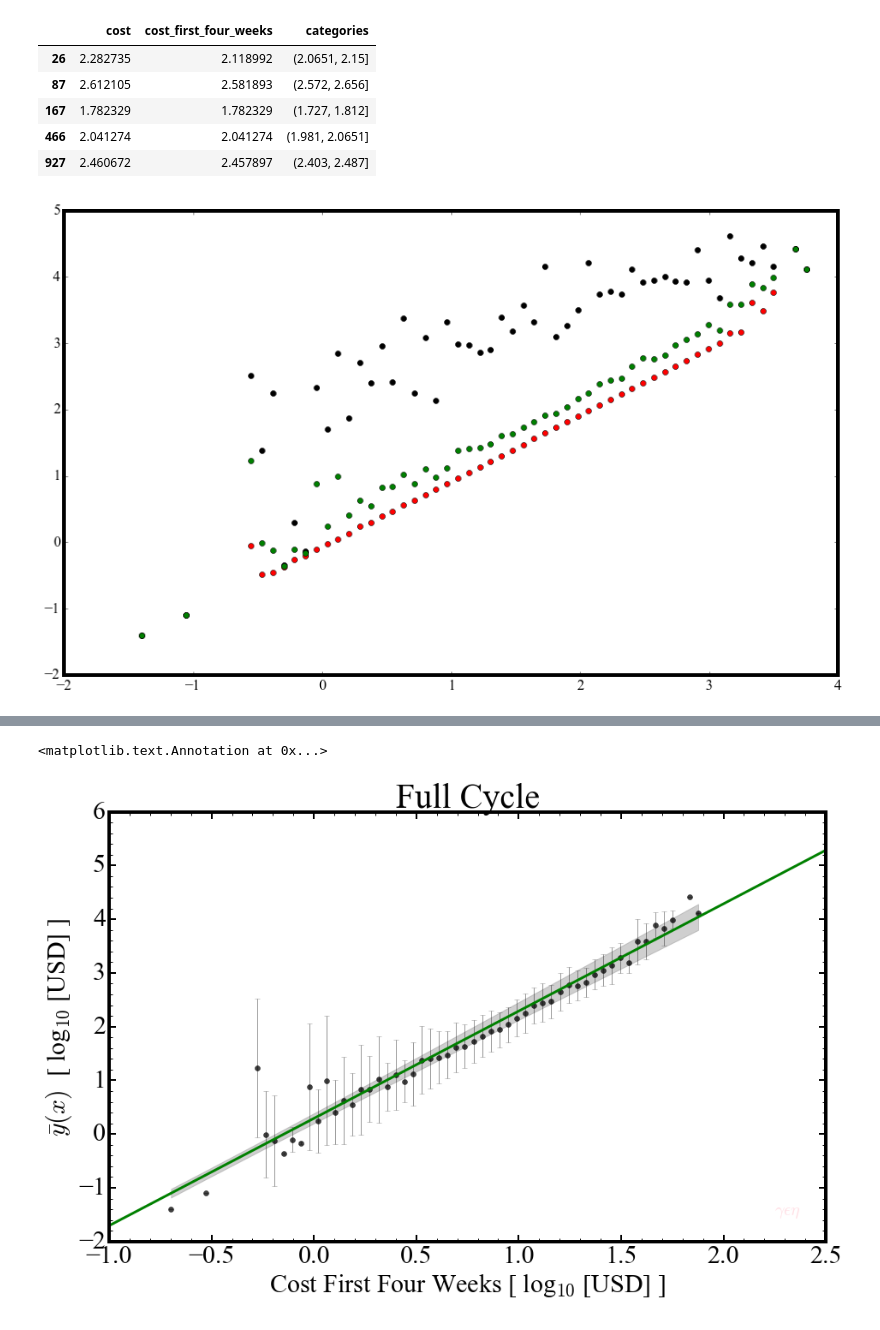
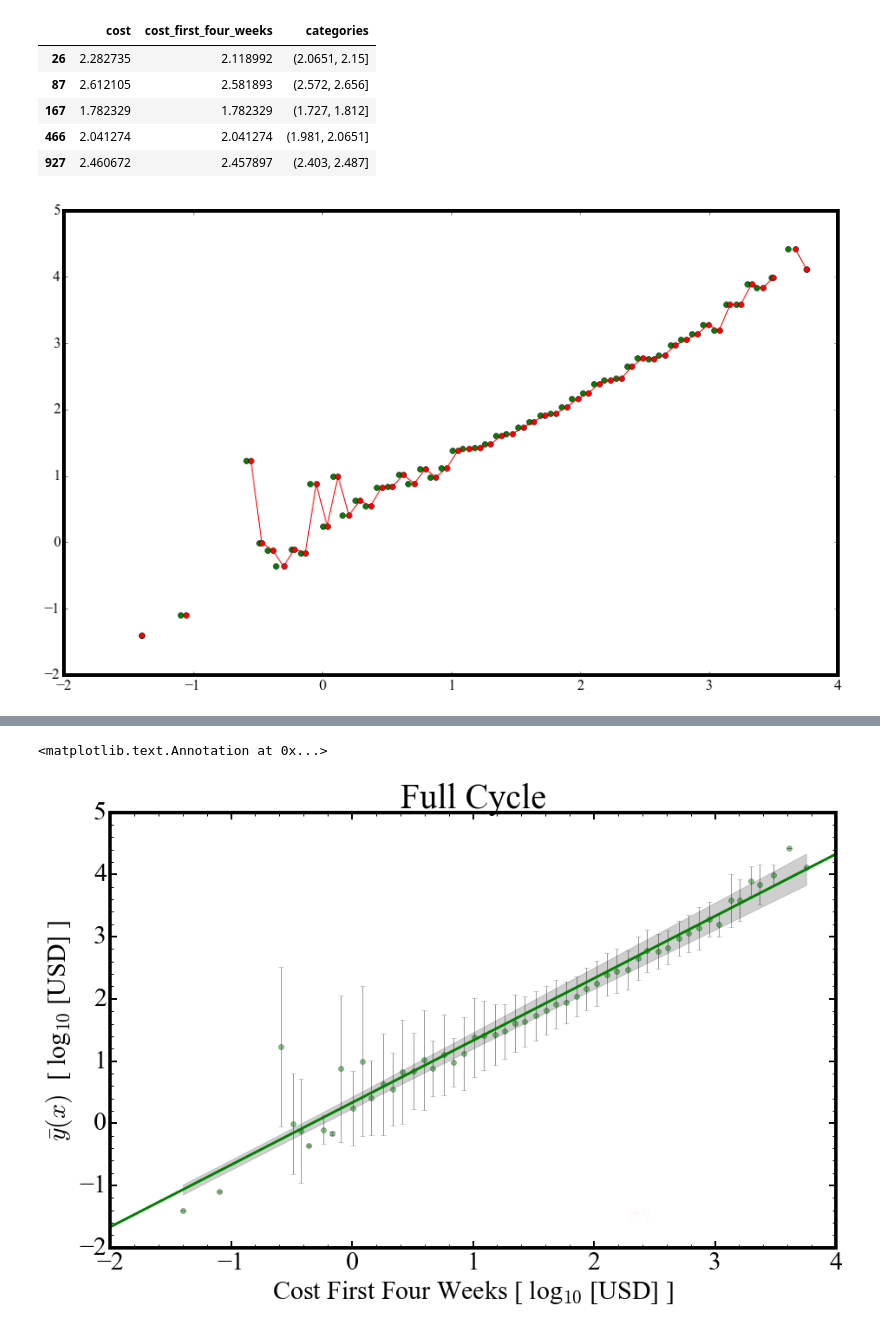
Before and after one commit to gmsardane/employer-ltv, a Jupyter notebook: ltv-calculation.ipynb, the cells around one changed output, grey strips where cells are left out. Drawn from its saved outputs; the diff is of its cells as text; code cells hidden in the pictures.

Commit message:
Fixed x-plotting problem

```diff
--- a/ltv-calculation.ipynb
+++ b/ltv-calculation.ipynb
@@ -531,61 +531,67 @@ to_bin_1k.head()
 | 466 | 2.041274 | 2.041274 | (1.981, 2.0651] |
 | 927 | 2.460672 | 2.457897 | (2.403, 2.487] |
 # %%
-
 g = pd.groupby(to_bin_1k['cost'], to_bin_1k['categories'])
 mean2 = g.mean()
 std2 = g.std(0)
 medians2 =  g.median()
 mins = g.min()
 maxs = g.max()
-plt.plot(bin_edges[1:], mins, 'ro');
-plt.plot(bin_edges[1:], maxs, 'ko');
-plt.plot(bin_edges[1:], mean2, 'go');
+h = pd.groupby(to_bin_1k['cost_first_four_weeks'], to_bin_1k['categories'])
+x_means = h.mean()
+#plt.plot(bin_edges[1:], mins, 'ro');
+#plt.plot(bin_edges[1:], maxs, 'ko');
+plt.plot(x_means, mean2, 'go');
+plt.plot(bin_edges[1:], mean2, 'r-o');
 # %% [output]
-[figure, old version]
+[figure, new version]
 # %%
 #sns.set_style("ticks", {"xtick.major.size": 8, "ytick.major.size": 8})
 #sns.set_style({"xtick.direction": "in","ytick.direction": "in"})
 
-plt.plot(bin_edges[1:]*0.5, mean2,  'ko', alpha=0.75)
+good_means = mean2[np.isfinite(mean2.tolist())]
+x = 0.5*bin_edges[1:]
+good_x = x[np.isfinite(mean2.tolist())]
+good_xmeans = x_means[np.isfinite(mean2.tolist())]
+good_wgts = std2[np.isfinite(mean2.tolist())]
+
+#plt.plot(x[np.isfinite(mean2.tolist())], good_means,  'ko', alpha=0.75)
+plt.plot(good_xmeans, good_means, 'go', alpha=0.50);
 #plt.fill_between(bin_edges[1:]*0.5, mins, maxs, color='#888888', alpha=0.4)
 plt.xlabel(r'Cost First Four Weeks [ log$_{10}$ [USD] ]', fontsize = 30)
 plt.ylabel(r'$\bar y(x)$' + r'  [ log$_{10}$ [USD] ]', fontsize = 30)
-plt.errorbar(bin_edges[1:]*0.5, mean2, yerr=std2, fmt=None, ecolor = 'black', alpha=0.4)
+plt.errorbar(good_xmeans, good_means, yerr=good_wgts, fmt=None, ecolor = 'black', alpha=0.4)
 plt.minorticks_on()
 plt.tick_params(axis='both',color='k',length=8,width=2, labelsize=30)
 plt.tick_params(which='minor',axis='both', color='k',length=4,width=1)
-plt.xlim(-1.0, 2.5)
-plt.ylim(-2.0, 6)
+plt.xlim(-2.0, 4)
+plt.ylim(-2.0, 5)
 
 #Fit a line through these points.
 import statsmodels.api as sm
 from statsmodels.sandbox.regression.predstd import wls_prediction_std
 from scipy import stats
 
-good_means = mean2[np.isfinite(mean2.tolist())]
-x = 0.5*bin_edges[1:]
-good_x = x[np.isfinite(mean2.tolist())]
-good_wgts = std2[np.isfinite(mean2.tolist())]
-model = sm.WLS(good_means, sm.add_constant(good_x))
+
+model = sm.WLS(good_means, sm.add_constant(good_xmeans))
 fitted = model.fit()
 #sdev, lower, upper = wls_prediction_std(fitted)
-W = np.arange(-1, 3.5, 0.1)
+W = np.arange(-3, 5.5, 0.1)
 plt.plot(W, fitted.params[0] + W*fitted.params[1], 'g-', linewidth=3)
 print fitted.summary2()
 
 #Plotting the 95% confidence interval for the line above.
-y_hat = good_x*fitted.params[1] + fitted.params[0]
+y_hat = good_xmeans*fitted.params[1] + fitted.params[0]
 y_err = good_means - y_hat
-mean_centers = good_x.T[1].mean()
-n = len(good_x)
+mean_centers = good_xmeans.T[1].mean()
+n = len(good_xmeans)
 dof = n - 2
 t = stats.t.ppf(1-0.025, df=dof) #95% CONFIDENCE INTERVAL FOR THE REGRRESSION LINE.
 s_err = np.sum(np.power(y_err, 2))
-conf = t * np.sqrt((s_err/(n-2))*(1.0/n + (np.power((good_x-mean_centers),2)/((np.sum(np.power(good_x,2))) - n*(np.power(mean_centers,2))))))
-upper = good_x*fitted.params[1] + fitted.params[0] + abs(conf)
-lower = good_x*fitted.params[1] + fitted.params[0] - abs(conf)
-plt.fill_between(good_x, lower, upper, color='#888888', alpha=0.4)
+conf = t * np.sqrt((s_err/(n-2))*(1.0/n + (np.power((good_xmeans-mean_centers),2)/((np.sum(np.power(good_xmeans,2))) - n*(np.power(mean_centers,2))))))
+upper = good_xmeans*fitted.params[1] + fitted.params[0] + abs(conf)
+lower = good_xmeans*fitted.params[1] + fitted.params[0] - abs(conf)
+plt.fill_between(good_xmeans, lower, upper, color='#888888', alpha=0.4)
 plt.title('Full Cycle', fontsize = 40)
-plt.annotate(r'$\gamma\epsilon\eta$', xy=(2, 1), xytext=(2.25, -1.5), fontsize = 20, alpha=0.5, color='pink')
+plt.annotate(r'$\gamma\epsilon\eta$', xy=(2, 1), xytext=(2.25, -1.5), fontsize = 20, alpha=0.15, color='pink')
 # %% [output]
@@ -612,2 +618,2 @@ Kurtosis:            15.923       Condition No.:          3
 <matplotlib.text.Annotation at 0x...>
-[figure, old version]
+[figure, new version]
```
Also changed, not shown: parts of 8 cells of this notebook.
